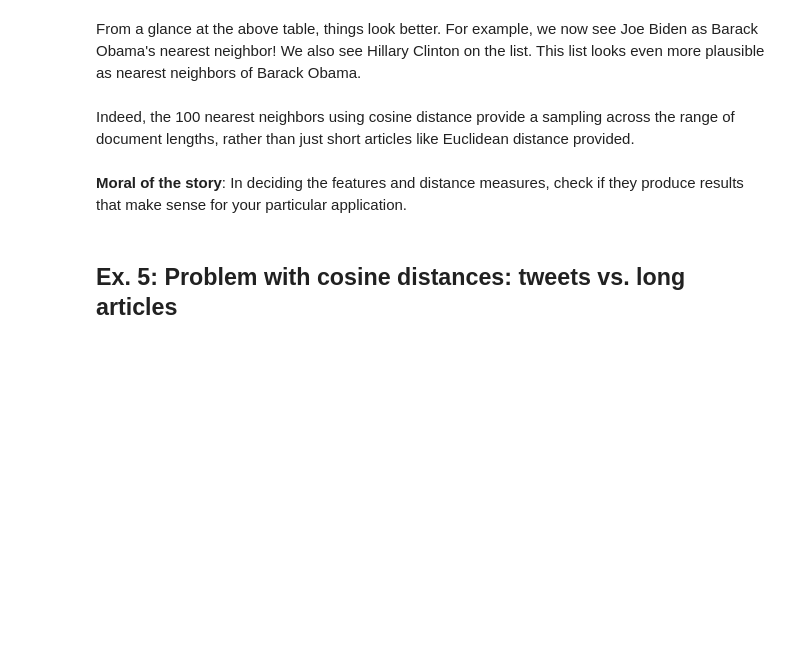
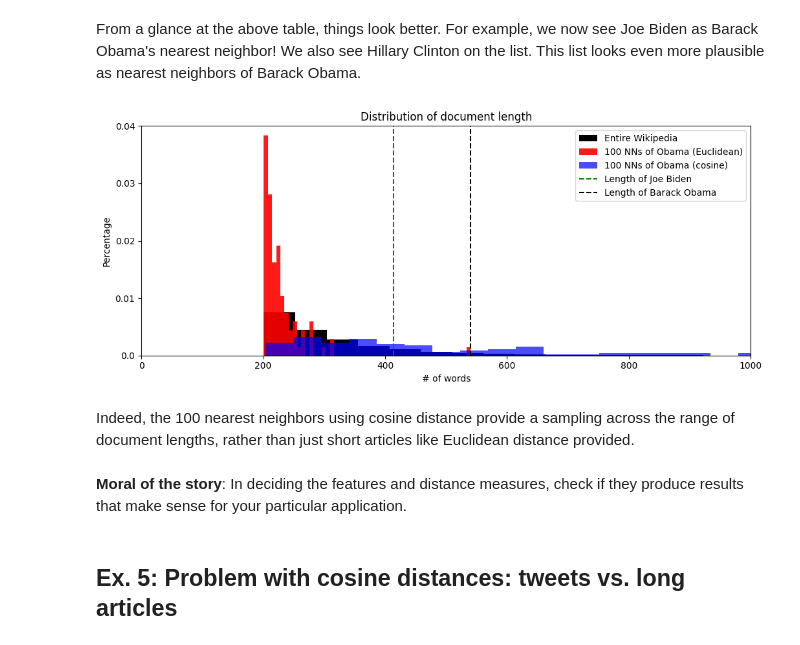
Before and after one commit to mawojcik/introduction_to_data_science, a Jupyter notebook: Lab_5/Assignment_5.ipynb, the cells around one changed output. Drawn from its saved outputs; the diff is of its cells as text; code cells hidden in the pictures; blank space fills up the shorter version.

```diff
--- a/Lab_5/Assignment_5.ipynb
+++ b/Lab_5/Assignment_5.ipynb
@@ -432,0 +440,6 @@ nearest_neighbors_cosine
+# %%
+dist = pairwise_distances(TFIDFmatrix, Y=TFIDFmatrix[obama_index], metric='cosine')
+wiki['BO-cos-TF-IDF'] = dist
+nearest_neighbors_cosine = wiki[['name', 'length', 'BO-cos-TF-IDF']].sort_values(by='BO-cos-TF-IDF', ascending=True).head(n=100)
+
+nearest_neighbors_cosine
@@ -445,3 +462,28 @@ plt.tight_layout()
+# %%
+plt.figure(figsize=(10.5,4.5))
+
+plt.hist(wiki['length'], color='black', density=True, bins=100, label='Entire Wikipedia')
+plt.hist(nearest_neighbors_euclidean['length'], color='red', density=True, bins=50, label='100 NNs of Obama (Euclidean)'
+         , fc=(1, 0, 0, 0.9))
+plt.hist(nearest_neighbors_cosine['length'], density=True, bins=50, label='100 NNs of Obama (cosine)', fc=(0, 0, 1, 0.7))
+
+BIDEN_LEN = int(wiki[wiki['name'] == 'Joe Biden']['length'])
+OBAMA_LEN = int(wiki[wiki['name'] == 'Barack Obama']['length'])
+
+plt.axvline(BIDEN_LEN, color='green', label='Length of Joe Biden', linestyle='--')
+plt.axvline(OBAMA_LEN, color='black', label='Length of Barack Obama', linestyle='--')
+
+# Your code goes here
+plt.ylim([0, 0.04])
+plt.yticks(ticks=[0.0, 0.01, 0.02, 0.03, 0.04], labels=[0.0, 0.01, 0.02, 0.03, 0.04])
+plt.xlim([0, 1000])
+plt.title('Distribution of document length')
+plt.xlabel('# of words')
+plt.ylabel('Percentage')
+plt.legend()
+plt.tight_layout()
+# %% [output]
+[figure, added]
 # %% [markdown]
 Indeed, the 100 nearest neighbors using cosine distance provide a sampling across the range of document lengths, rather than just short articles like Euclidean distance provided.
 # %% [markdown]
```
Also changed, not shown: parts of 11 cells of this notebook.
